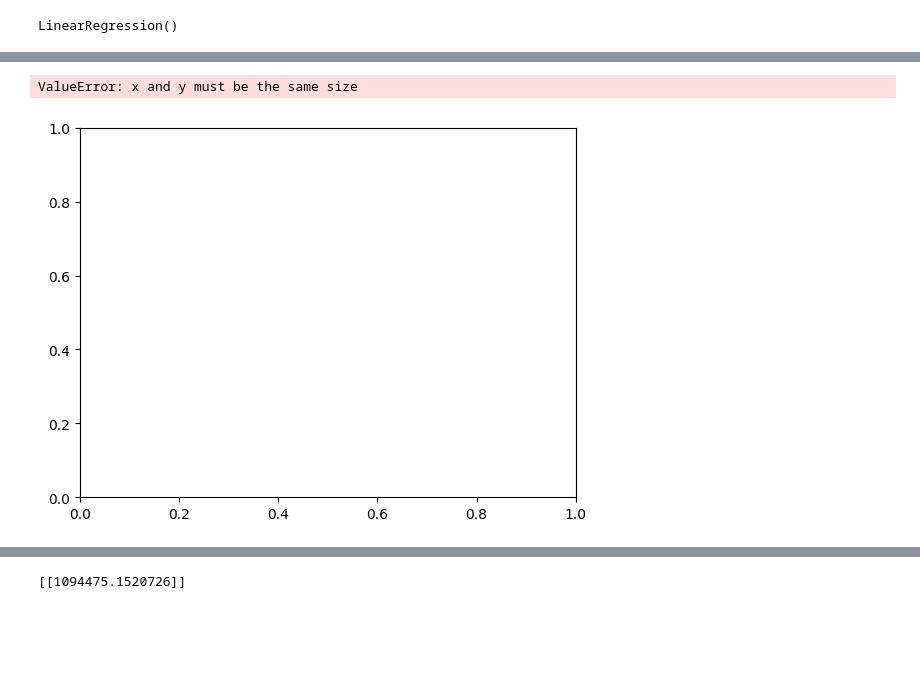
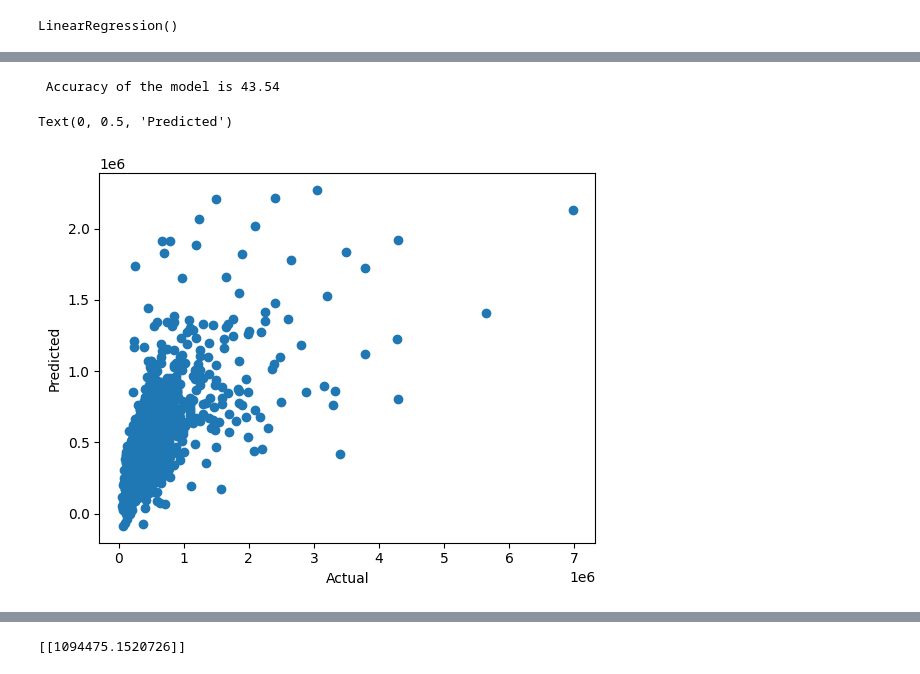
Before and after one commit to mendoce24/linear_regression-Cesar, a Jupyter notebook: model-building/immo_eliza_data_building.ipynb, the cells around one changed output, grey strips where cells are left out. Drawn from its saved outputs; the diff is of its cells as text; code cells hidden in the pictures; blank space fills up the shorter version.

Commit message:
building the model with linear regression

```diff
--- a/model-building/immo_eliza_data_building.ipynb
+++ b/model-building/immo_eliza_data_building.ipynb
@@ -71,10 +71,24 @@ display(immo.corr())
 # %%
 from sklearn.model_selection import train_test_split
+from sklearn.preprocessing import StandardScaler
 
 #X_train, X_test, y_train, y_test = train_test_split(X, y, test_size=0.33, random_state=42)
-X_train, X_test, y_train, y_test = train_test_split(X, y, random_state=42)
-print(X_train)
-print(X_test)
-print(y_train)
-print(y_test)
+X_train, X_test, y_train, y_test = train_test_split(X, y, random_state=0)
+
+scalar = StandardScaler()
+
+normalized_x_train = np.array(pd.DataFrame(
+    scalar.fit_transform(X_train),
+    columns = X_train.columns
+))
+
+normalized_x_test = np.array(pd.DataFrame(
+    scalar.transform(X_test),
+    columns = X_test.columns
+))
+
+display(normalized_x_train)
+display(normalized_x_test)
+display(y_train)
+display(y_test)
 # %% [output]
@@ -99,7 +136,7 @@ print(y_test)
 from sklearn.linear_model import LinearRegression
 
 model = LinearRegression()
-model.fit(X_train, y_train)
+model.fit(normalized_x_train, y_train)
 # %% [output]
 LinearRegression()
 # %%
@@ -116,5 +165,5 @@ slope: [[ 5.14575742e+01  2.45316240e+04  9.21202201e+02  1.22510346e+03
 # %%
-y_pred = model.predict(X_test)
+y_pred = model.predict(normalized_x_test)
 print(f"predicted response:\n{y_pred}")
 # %% [output]
 predicted response:
@@ -139,10 +200,15 @@ slope: [[ 5.14575742e+01  2.45316240e+04  9.21202201e+02  1.22510346e+03
-# %%
-plt.scatter(X_train, y_train,color='g')
-plt.plot(X_train, model.predict(X_train),color='r')
-plt.xlabel("netHabitableSurface")
-plt.ylabel("Price")
-plt.title('Price VS netHabitableSurface (Training set)')
-plt.show()
-# %% [output]
-ValueError: x and y must be the same size
-[figure, removed]
+# %%
+
+from sklearn.metrics import r2_score
+
+Accuracy=r2_score(y_test,y_pred)*100
+print(" Accuracy of the model is %.2f" %Accuracy)
+# %% [output]
+ Accuracy of the model is 43.54
+# %%
+plt.scatter(y_test,y_pred)
+plt.xlabel('Actual')
+plt.ylabel('Predicted')
+# %% [output]
+Text(0, 0.5, 'Predicted')
+[figure, added]
```
Also changed, not shown: parts of 11 cells of this notebook, 4 other files.
